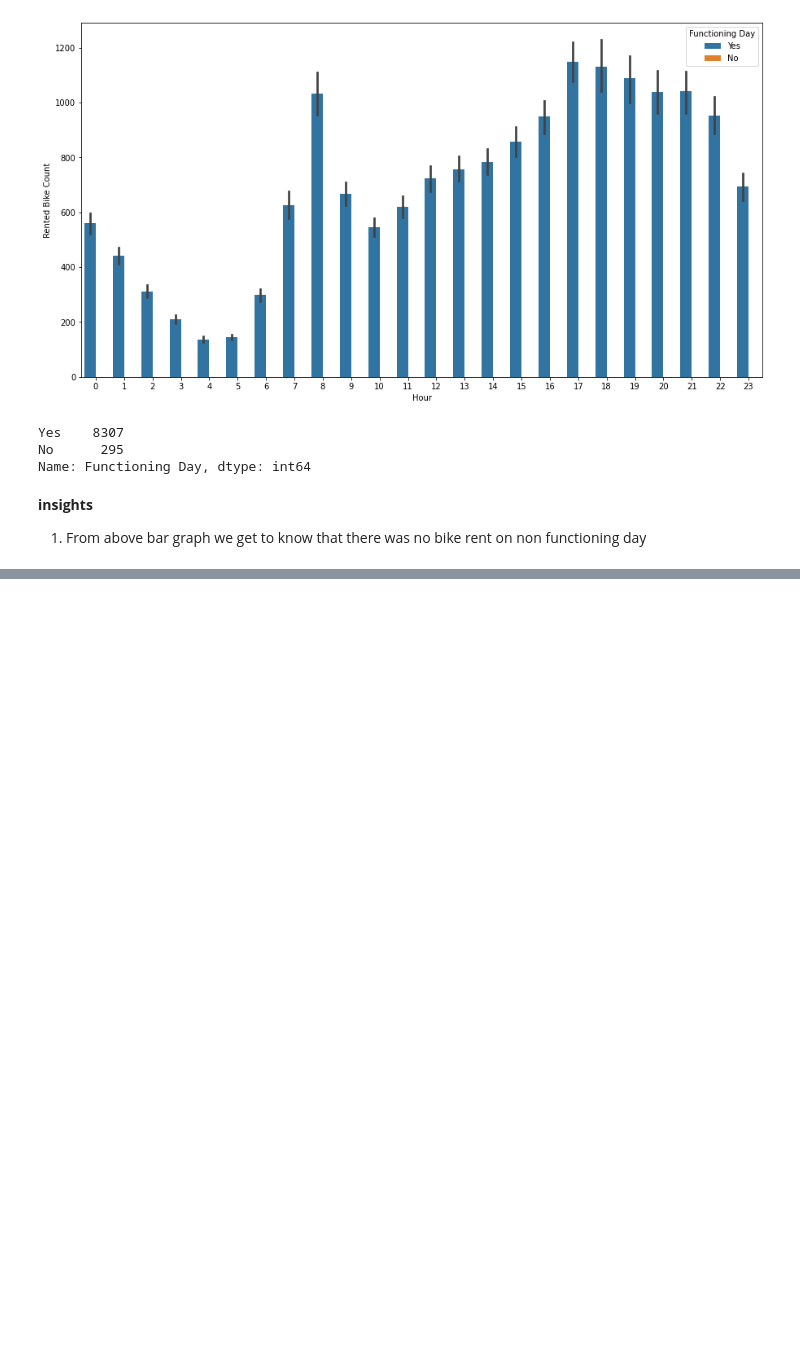
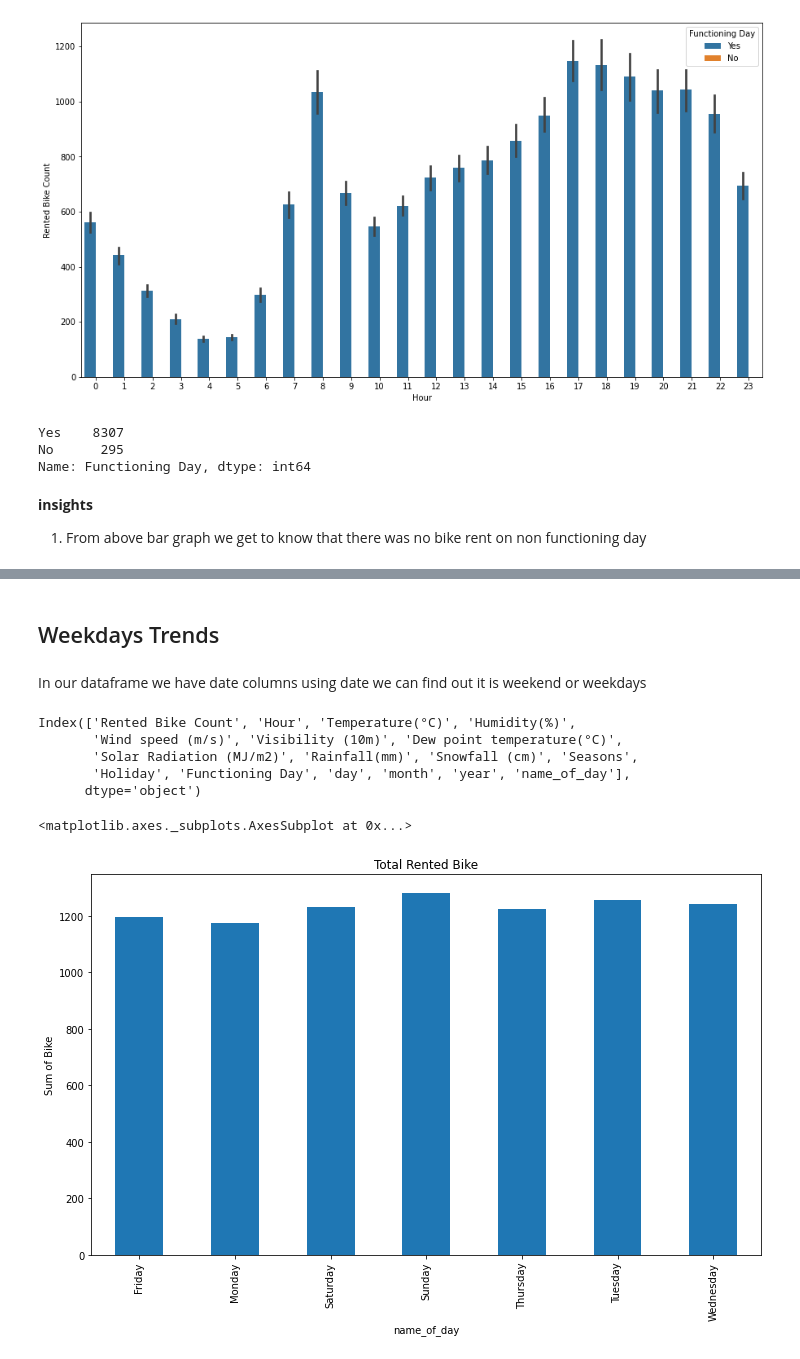
Before and after one commit to rohit-1026/Bike-Sharing-Demand-Prediction, a Jupyter notebook: Bike_Sharing_Demand_Prediction_Capstone_Project.ipynb, the cells around one changed output, grey strips where cells are left out. Cells and saved outputs as stored; diff of their text form; code cells hidden in the pictures; blank space fills up the shorter version.

```diff
--- a/Bike_Sharing_Demand_Prediction_Capstone_Project.ipynb
+++ b/Bike_Sharing_Demand_Prediction_Capstone_Project.ipynb
@@ -426,0 +478,3 @@ non functioning day
+# %%
+#dropping month_name column
+Bike_df_copy.drop('Month_name',axis=1,inplace=True)
@@ -426,0 +486,22 @@ non functioning day
+# %% [markdown]
+## Weekdays Trends
+# %% [markdown]
+In our dataframe we have date columns using date we can find out it is weekend or weekdays
+# %%
+Bike_df_copy.columns
+# %% [output]
+Index(['Rented Bike Count', 'Hour', 'Temperature(°C)', 'Humidity(%)',
+       'Wind speed (m/s)', 'Visibility (10m)', 'Dew point temperature(°C)',
+       'Solar Radiation (MJ/m2)', 'Rainfall(mm)', 'Snowfall (cm)', 'Seasons',
+       'Holiday', 'Functioning Day', 'day', 'month', 'year', 'name_of_day'],
+      dtype='object')
+# %%
+ #creating plot
+ plt.figure(figsize= (12,7))
+ plt.title("Total Rented Bike")
+ plt.xlabel('name_of_day')
+ plt.ylabel("Sum of Bike")
+ Bike_df_copy.groupby('name_of_day')['Rented Bike Count'].count().plot.bar()
+# %% [output]
+<matplotlib.axes._subplots.AxesSubplot at 0x...>
+[figure, added]
```
Also changed, not shown: parts of 13 cells of this notebook.
